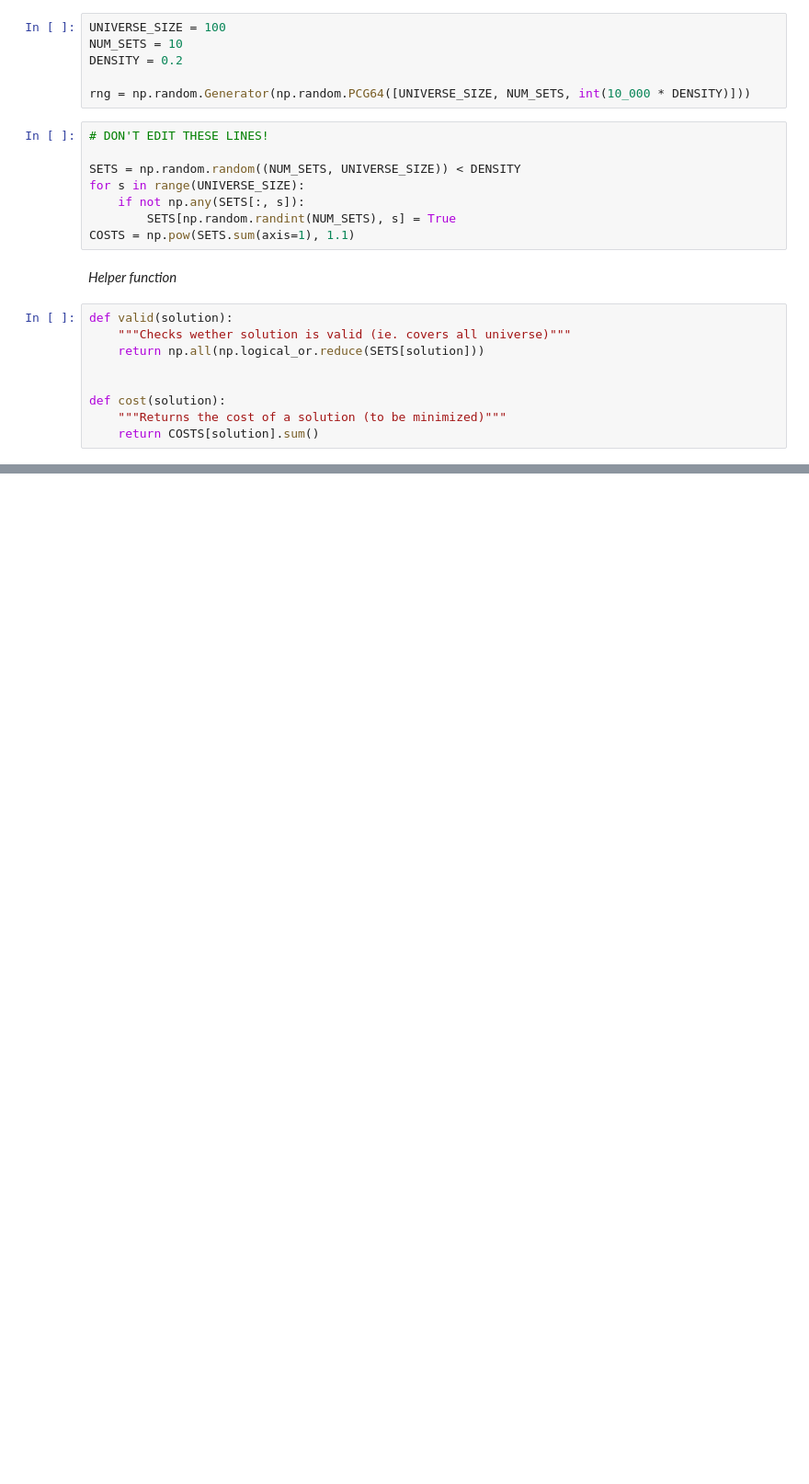
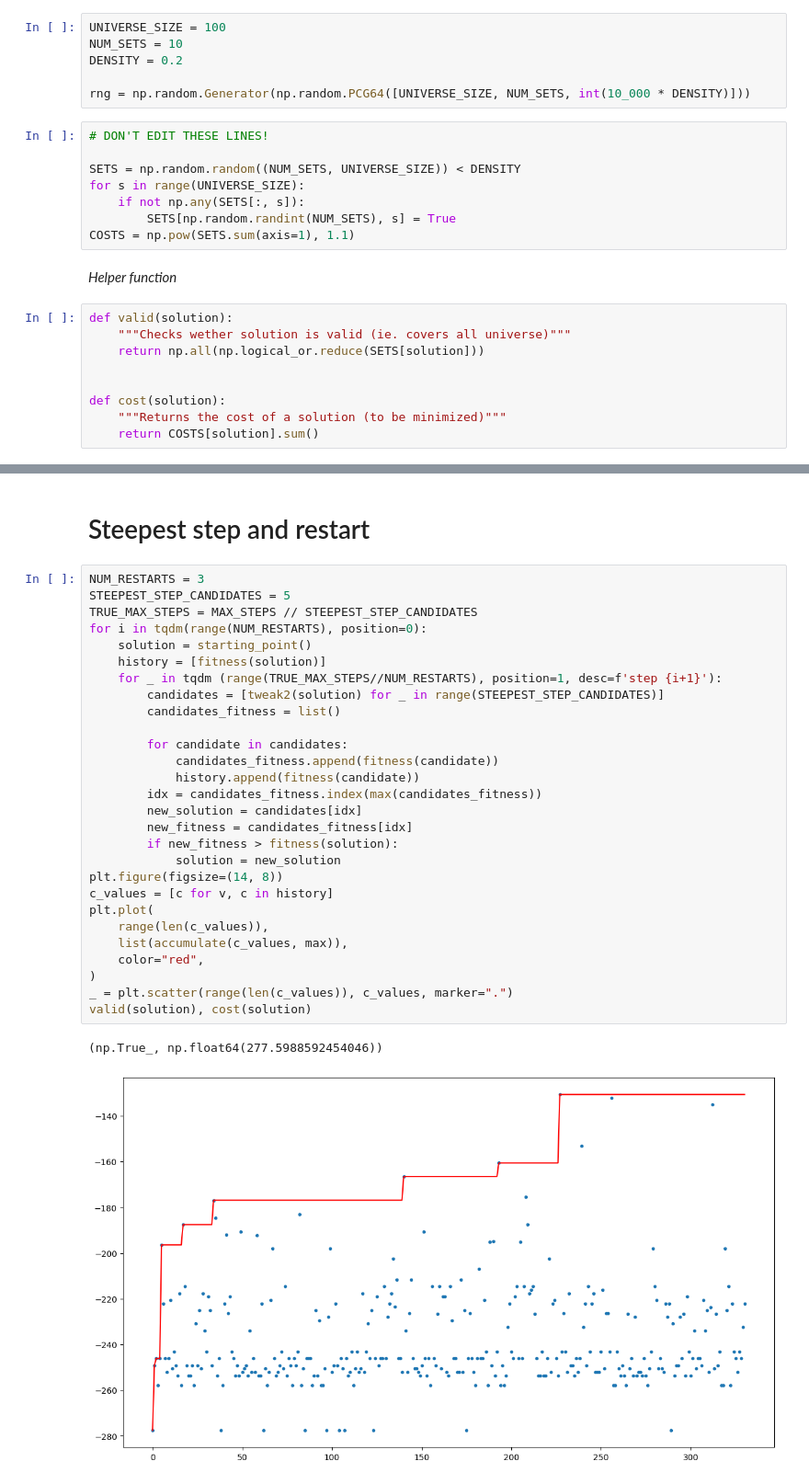
Before and after one commit to Gabriele-Raffaele/CI2024_lab1, a Jupyter notebook: lab1.ipynb, the cells around one changed output, grey strips where cells are left out. Shown: that part at 92% size. Cells and saved outputs as stored; diff of their text form; blank space fills up the shorter version.

```diff
--- a/lab1.ipynb
+++ b/lab1.ipynb
@@ -38,0 +121,33 @@ valid(solution), cost(solution)
+# %% [markdown]
+# Steepest step and restart
+# %%
+NUM_RESTARTS = 3
+STEEPEST_STEP_CANDIDATES = 5
+TRUE_MAX_STEPS = MAX_STEPS // STEEPEST_STEP_CANDIDATES
+for i in tqdm(range(NUM_RESTARTS), position=0):
+    solution = starting_point()
+    history = [fitness(solution)]
+    for _ in tqdm (range(TRUE_MAX_STEPS//NUM_RESTARTS), position=1, desc=f'step {i+1}'):
+        candidates = [tweak2(solution) for _ in range(STEEPEST_STEP_CANDIDATES)]
+        candidates_fitness = list()
+
+        for candidate in candidates:
+            candidates_fitness.append(fitness(candidate))
+            history.append(fitness(candidate))
+        idx = candidates_fitness.index(max(candidates_fitness))
+        new_solution = candidates[idx]
+        new_fitness = candidates_fitness[idx]
+        if new_fitness > fitness(solution):
+            solution = new_solution
+plt.figure(figsize=(14, 8))
+c_values = [c for v, c in history]
+plt.plot(
+    range(len(c_values)),
+    list(accumulate(c_values, max)),
+    color="red",
+)
+_ = plt.scatter(range(len(c_values)), c_values, marker=".")
+valid(solution), cost(solution)
+# %% [output]
+(np.True_, np.float64(277.5988592454046))
+[figure, added]
```
Also changed, not shown: parts of 13 cells of this notebook.
